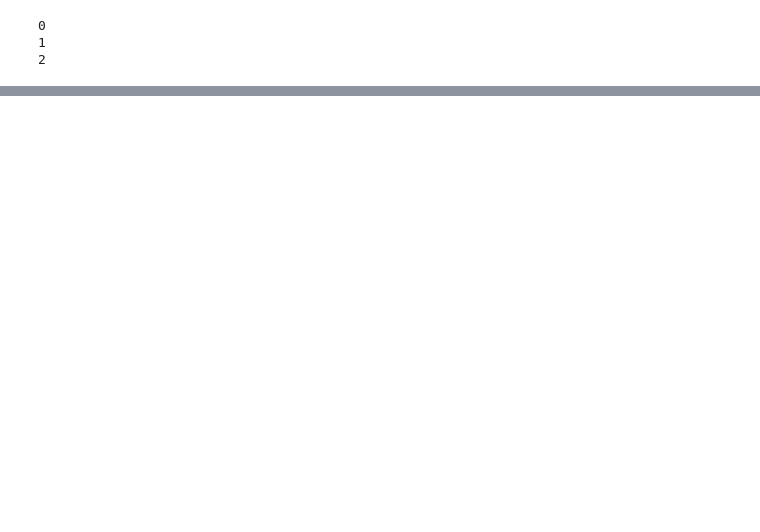
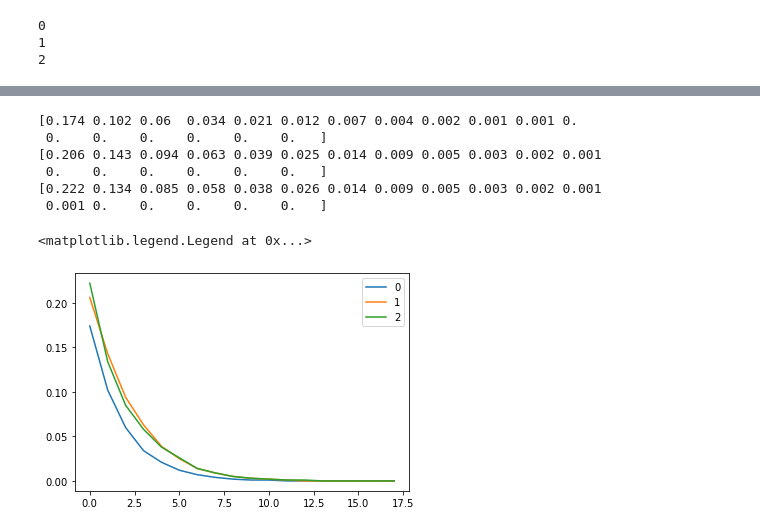
Before and after one commit to BouchardLab/noise_correlations, a Jupyter notebook: figures/figure3.ipynb, the cells around one changed output, grey strips where cells are left out. Saved outputs shown, nothing was run; the diff lists cells and outputs as text; code cells hidden in the pictures; blank space fills up the shorter version.

```diff
--- a/figures/figure3.ipynb
+++ b/figures/figure3.ipynb
@@ -340,0 +322,15 @@ plt.show()
+# %%
+for ii in range(3):
+    _, median, _ = lmus_p[(ii, 'p_u_lfi')]
+    plt.plot(median, label=ii)
+    print(median)
+plt.legend()
+# %% [output]
+[0.174 0.102 0.06  0.034 0.021 0.012 0.007 0.004 0.002 0.001 0.001 0.
+ 0.    0.    0.    0.    0.    0.   ]
+[0.206 0.143 0.094 0.063 0.039 0.025 0.014 0.009 0.005 0.003 0.002 0.001
+ 0.    0.    0.    0.    0.    0.   ]
+[0.222 0.134 0.085 0.058 0.038 0.026 0.014 0.009 0.005 0.003 0.002 0.001
+ 0.001 0.    0.    0.    0.    0.   ]
+<matplotlib.legend.Legend at 0x...>
+[figure, added]
```
Also changed, not shown: parts of 3 cells of this notebook, 7 other files.
